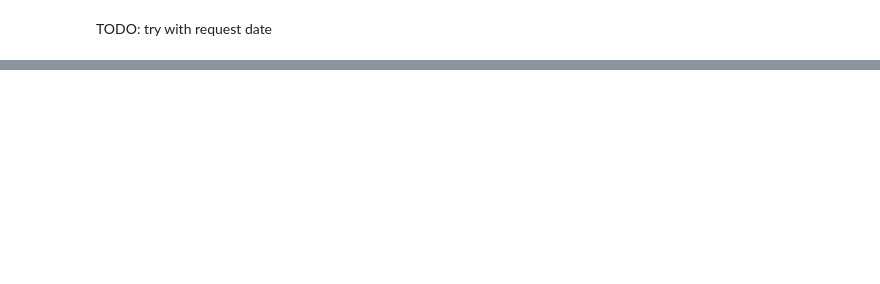
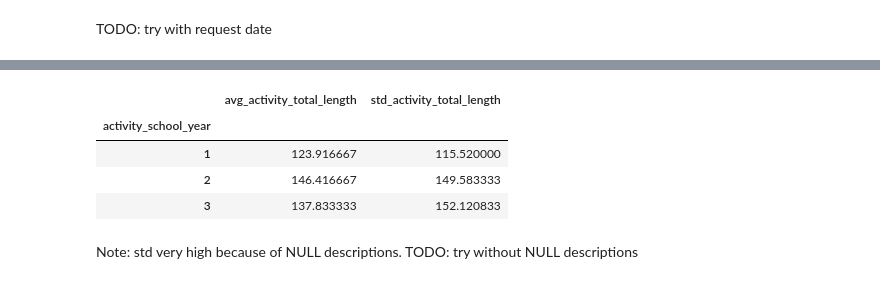
Before and after one commit to pietroairaghi/dualt_analysis, a Jupyter notebook: notebooks/Descriptive stats.ipynb, the cells around one changed output, grey strips where cells are left out. Saved outputs shown, nothing was run; the diff lists cells and outputs as text; code cells hidden in the pictures; blank space fills up the shorter version.

```diff
--- a/notebooks/Descriptive stats.ipynb
+++ b/notebooks/Descriptive stats.ipynb
@@ -168,0 +229,11 @@ column.plot()
+# %%
+df_months[['activity_school_year','avg_activity_total_length','std_activity_total_length']]\
+    .groupby('activity_school_year').mean()
+# %% [output]
+|  | avg_activity_total_length | std_activity_total_length |
+| activity_school_year |  |  |
+| 1 | 123.916667 | 115.520000 |
+| 2 | 146.416667 | 149.583333 |
+| 3 | 137.833333 | 152.120833 |
+# %% [markdown]
+Note: std very high because of NULL descriptions. TODO: try without NULL descriptions
```
Also changed, not shown: parts of 33 cells of this notebook, 4 other files.
